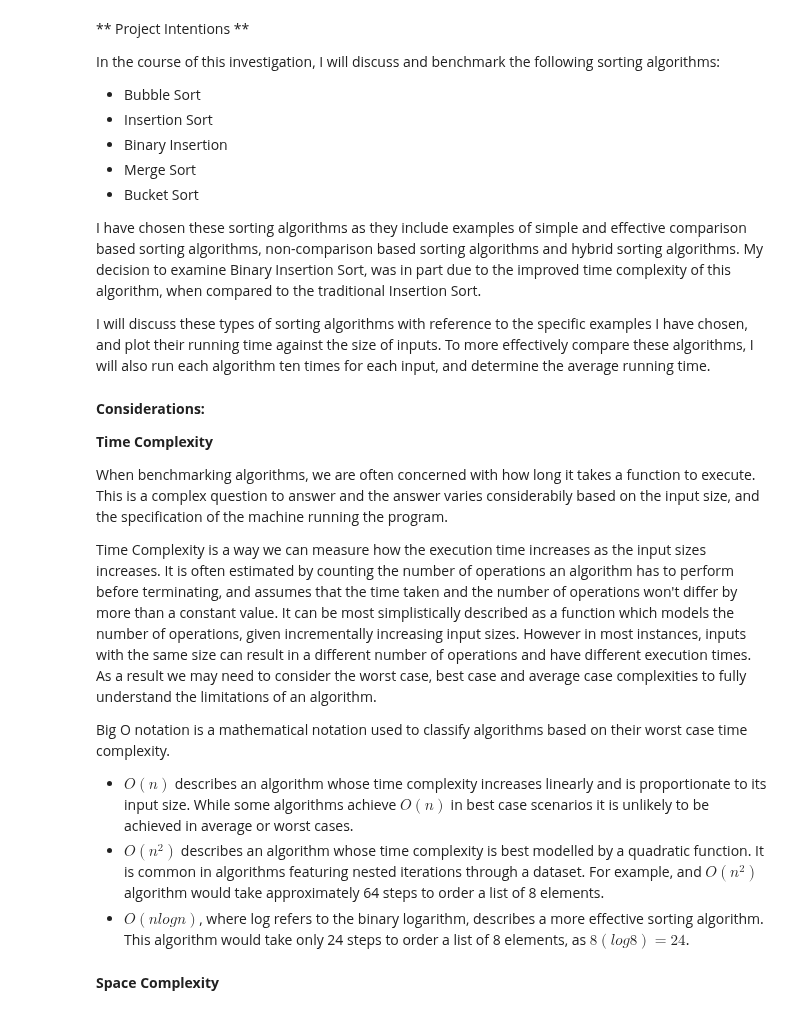
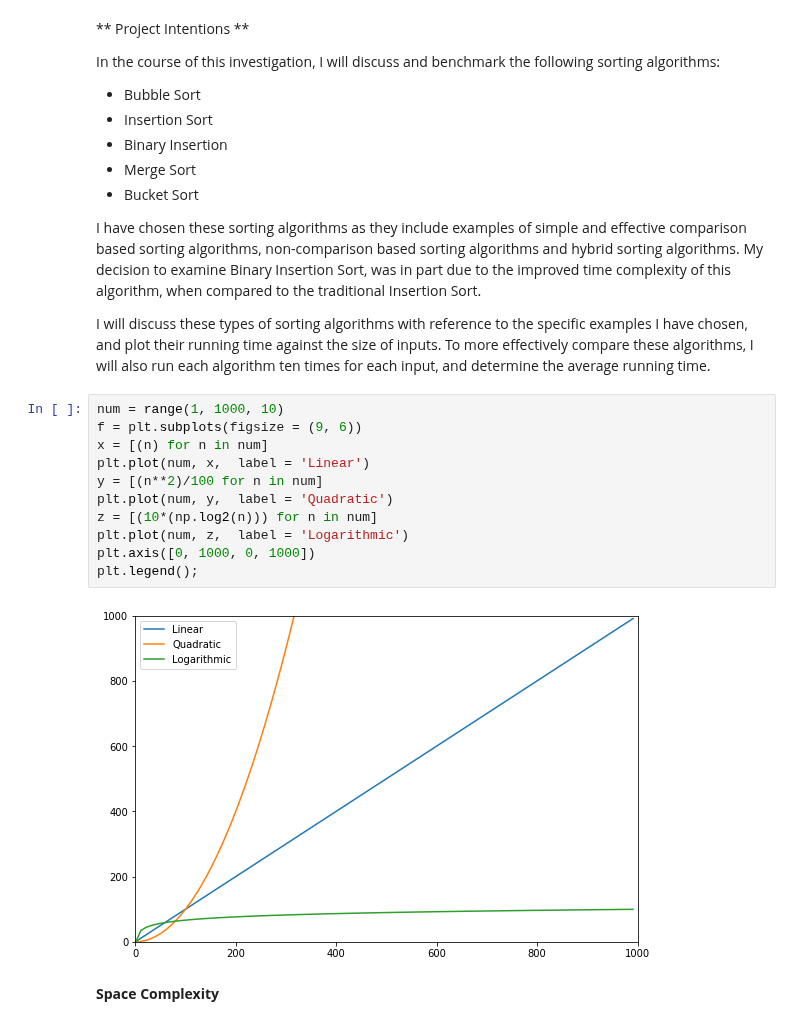
Before and after one commit to MarionMcG/algorithms, a Jupyter notebook: sorting_algorithms.ipynb, the cells around one changed output. Drawn from its saved outputs; the diff is of its cells as text.

```diff
--- a/sorting_algorithms.ipynb
+++ b/sorting_algorithms.ipynb
@@ -37,19 +38,19 @@ In the course of this investigation, I will discuss and benchmark the following
 I have chosen these sorting algorithms as they include examples of simple and effective comparison based sorting algorithms, non-comparison based sorting algorithms and hybrid sorting algorithms. My decision to examine Binary Insertion Sort, was in part due to the improved time complexity of this algorithm, when compared to the traditional Insertion Sort.
 
 I will discuss these types of sorting algorithms with reference to the specific examples I have chosen, and plot their running time against the size of inputs. To more effectively compare these algorithms, I will also run each algorithm ten times for each input, and determine the average running time.
-# %% [markdown]
-**Considerations:**
-
-**Time Complexity**
-
-When benchmarking algorithms, we are often concerned with how long it takes a function to execute. This is a complex question to answer and the answer varies considerabily based on the input size, and the specification of the machine running the program.
-
-Time Complexity is a way we can measure how the execution time increases as the input sizes increases. It is often estimated by counting the number of operations an algorithm has to perform before terminating, and assumes that the time taken and the number of operations won't differ by more than a constant value. It can be most simplistically described as a function which models the number of operations, given incrementally increasing input sizes. However in most instances, inputs with the same size can result in a different number of operations and have different execution times. As a result we may need to consider the worst case, best case and average case complexities to fully understand the limitations of an algorithm.
-
-Big O notation is a mathematical notation used to classify algorithms based on their worst case time complexity.
-* $O(n)$ describes an algorithm whose time complexity increases linearly and is proportionate to its input size. While some algorithms achieve $O(n)$ in best case scenarios it is unlikely to be achieved in average or worst cases.
-* $O(n^2)$ describes an algorithm whose time complexity is best modelled by a quadratic function. It is common in algorithms featuring nested iterations through a dataset. For example, and $O(n^2)$ algorithm would take approximately 64 steps to order a list of 8 elements.
-*  $O(nlogn)$, where log refers to the binary logarithm, describes a more effective sorting algorithm. This algorithm would take only 24 steps to order a list of 8 elements, as $8(log8) = 24$.
+# %%
+num = range(1, 1000, 10)
+f = plt.subplots(figsize = (9, 6))
+x = [(n) for n in num]
+plt.plot(num, x,  label = 'Linear')
+y = [(n**2)/100 for n in num]
+plt.plot(num, y,  label = 'Quadratic')
+z = [(10*(np.log2(n))) for n in num]
+plt.plot(num, z,  label = 'Logarithmic')
+plt.axis([0, 1000, 0, 1000])
+plt.legend();
+# %% [output]
+[figure, added]
 # %% [markdown]
 **Space Complexity**
 # %% [markdown]
```
Also changed, not shown: parts of 36 cells of this notebook.
